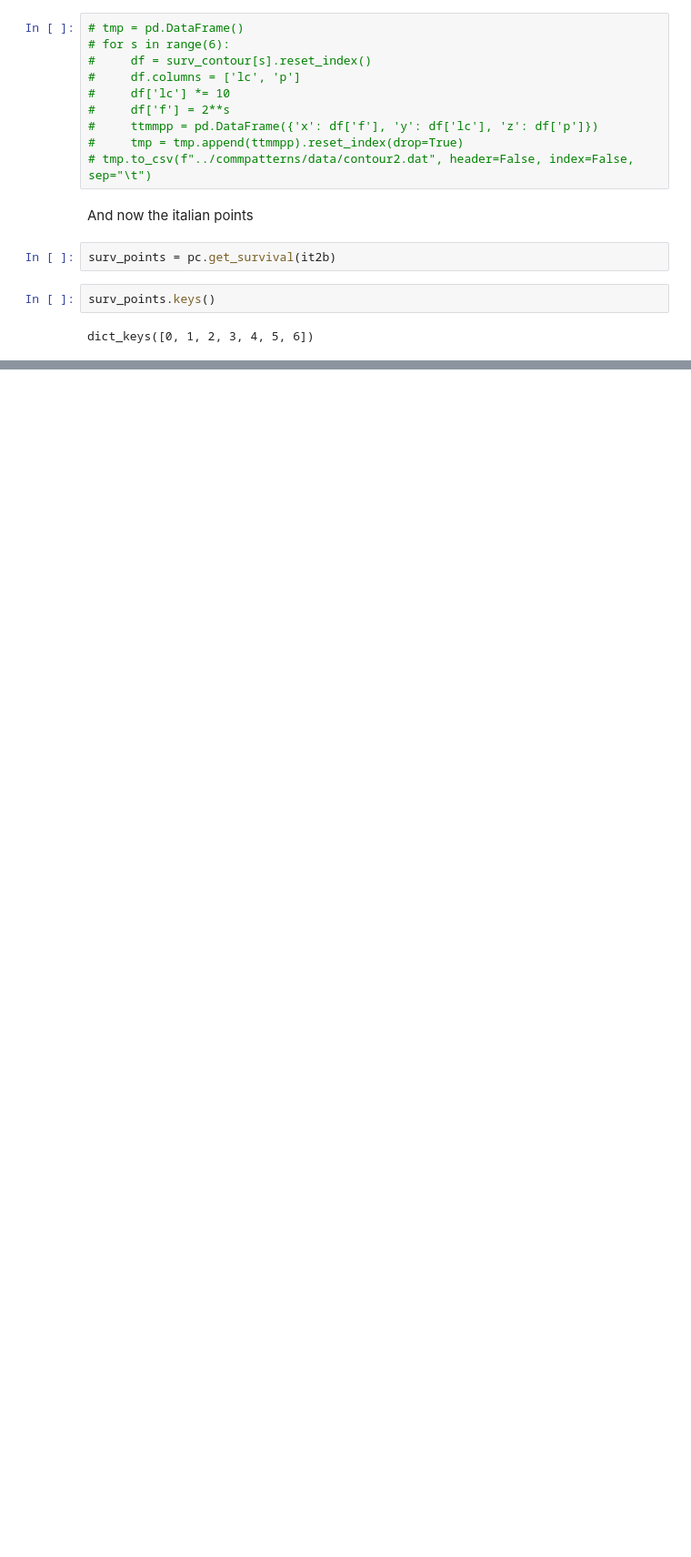
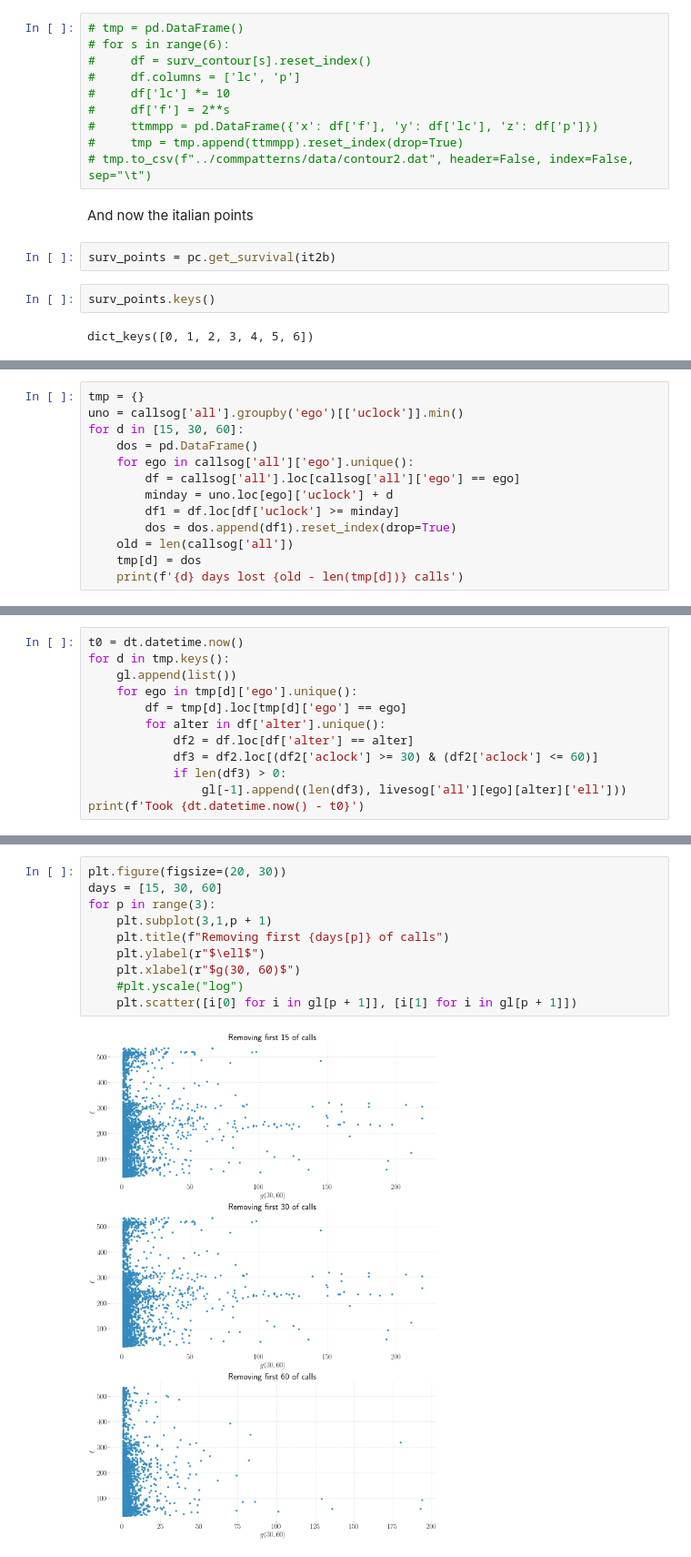
Before and after one commit to nitnelav27/comm_patterns, a Jupyter notebook: 202107.ipynb, the cells around one changed output, grey strips where cells are left out. Shown at 91% size. Saved outputs shown, nothing was run; the diff lists cells and outputs as text; blank space fills up the shorter version.

```diff
--- a/202107.ipynb
+++ b/202107.ipynb
@@ -441,0 +553,13 @@ See the caveats in the documentation: https://pandas.pydata.org/pandas-docs/stab
+# %%
+tmp = {}
+uno = callsog['all'].groupby('ego')[['uclock']].min()
+for d in [15, 30, 60]:
+    dos = pd.DataFrame()
+    for ego in callsog['all']['ego'].unique():
+        df = callsog['all'].loc[callsog['all']['ego'] == ego]
+        minday = uno.loc[ego]['uclock'] + d
+        df1 = df.loc[df['uclock'] >= minday]
+        dos = dos.append(df1).reset_index(drop=True)
+    old = len(callsog['all'])
+    tmp[d] = dos
+    print(f'{d} days lost {old - len(tmp[d])} calls')
@@ -441,0 +570,12 @@ See the caveats in the documentation: https://pandas.pydata.org/pandas-docs/stab
+# %%
+t0 = dt.datetime.now()
+for d in tmp.keys():
+    gl.append(list())
+    for ego in tmp[d]['ego'].unique():
+        df = tmp[d].loc[tmp[d]['ego'] == ego]
+        for alter in df['alter'].unique():
+            df2 = df.loc[df['alter'] == alter]
+            df3 = df2.loc[(df2['aclock'] >= 30) & (df2['aclock'] <= 60)]
+            if len(df3) > 0:
+                gl[-1].append((len(df3), livesog['all'][ego][alter]['ell']))
+print(f'Took {dt.datetime.now() - t0}')
@@ -441,0 +584,12 @@ See the caveats in the documentation: https://pandas.pydata.org/pandas-docs/stab
+# %%
+plt.figure(figsize=(20, 30))
+days = [15, 30, 60]
+for p in range(3):
+    plt.subplot(3,1,p + 1)
+    plt.title(f"Removing first {days[p]} of calls")
+    plt.ylabel(r"$\ell$")
+    plt.xlabel(r"$g(30, 60)$")
+    #plt.yscale("log")
+    plt.scatter([i[0] for i in gl[p + 1]], [i[1] for i in gl[p + 1]])
+# %% [output]
+[figure, added]
```
Also changed, not shown: parts of 45 cells of this notebook, 5 other files.
